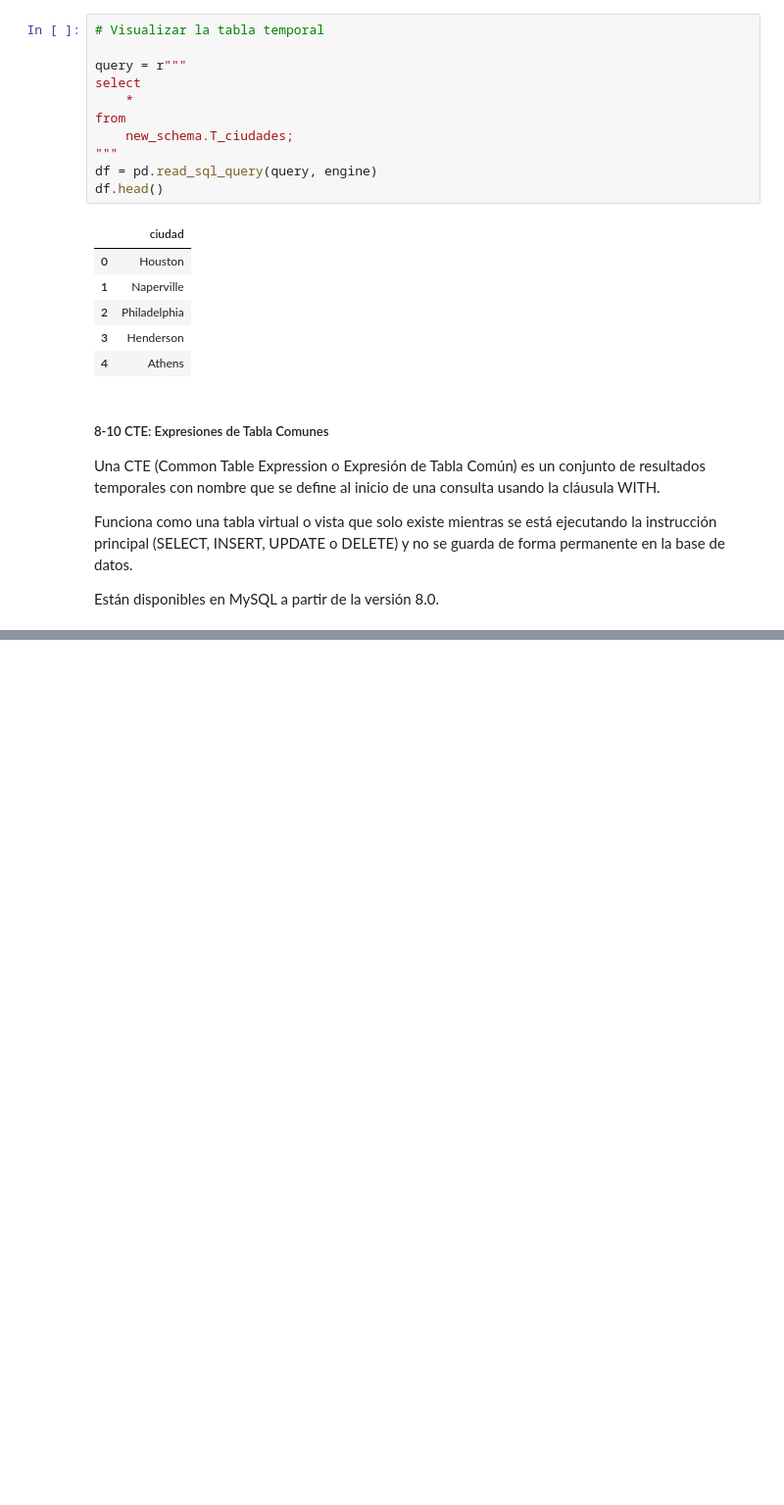
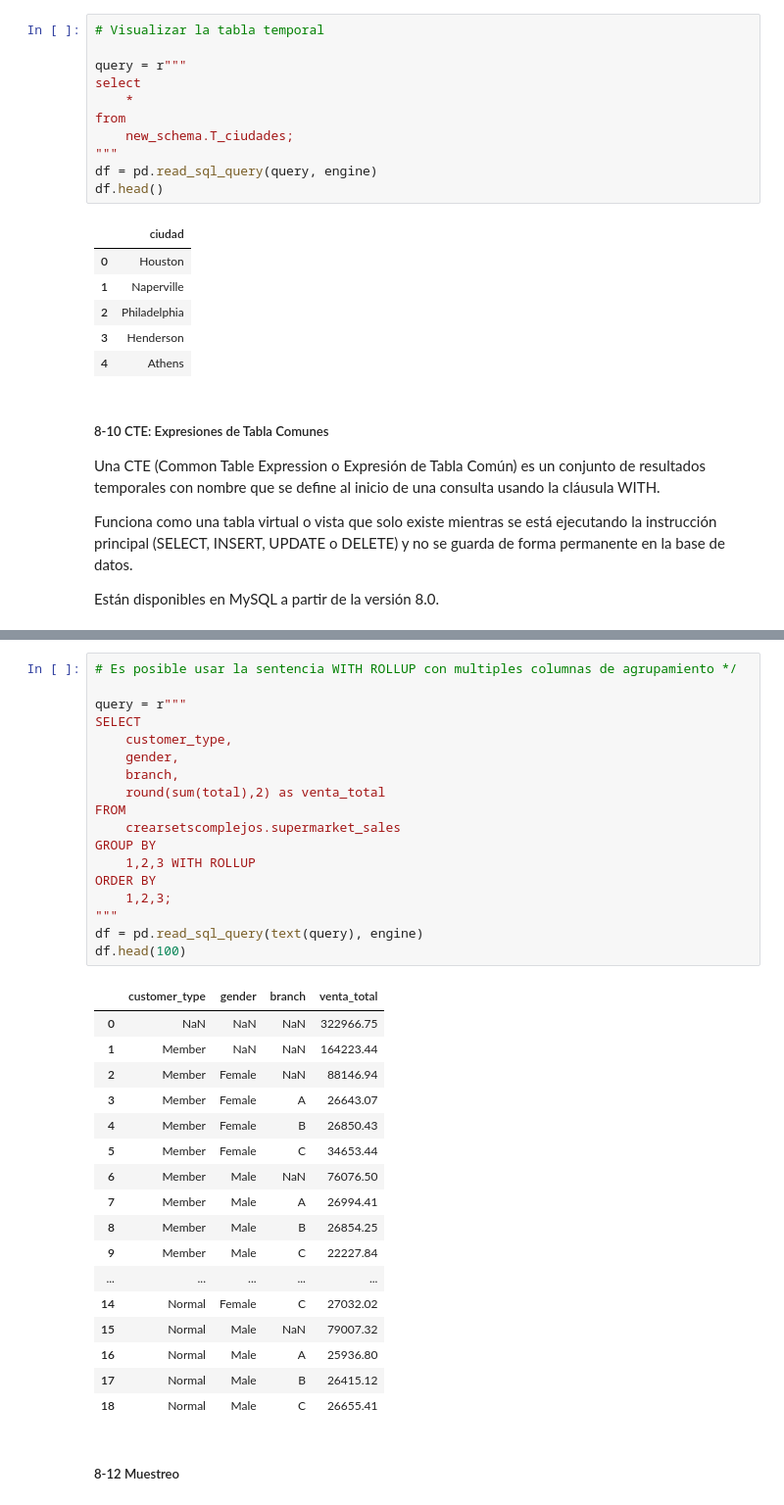
Before and after one commit to user14721068/SQL, a Jupyter notebook: 8.-Temas Extra.ipynb, the cells around one changed output, grey strips where cells are left out. Shown at 98% size. Saved outputs shown, nothing was run; the diff lists cells and outputs as text; blank space fills up the shorter version.

```diff
--- a/8.-Temas Extra.ipynb
+++ b/8.-Temas Extra.ipynb
@@ -241,0 +297,38 @@ df.head(10)
+# %%
+# Es posible usar la sentencia WITH ROLLUP con multiples columnas de agrupamiento */
+
+query = r"""
+SELECT
+    customer_type,
+    gender,
+    branch,
+    round(sum(total),2) as venta_total
+FROM
+    crearsetscomplejos.supermarket_sales
+GROUP BY
+    1,2,3 WITH ROLLUP
+ORDER BY
+    1,2,3;
+"""
+df = pd.read_sql_query(text(query), engine)
+df.head(100)
+# %% [output]
+|  | customer_type | gender | branch | venta_total |
+| 0 | NaN | NaN | NaN | 322966.75 |
+| 1 | Member | NaN | NaN | 164223.44 |
+| 2 | Member | Female | NaN | 88146.94 |
+| 3 | Member | Female | A | 26643.07 |
+| 4 | Member | Female | B | 26850.43 |
+| 5 | Member | Female | C | 34653.44 |
+| 6 | Member | Male | NaN | 76076.50 |
+| 7 | Member | Male | A | 26994.41 |
+| 8 | Member | Male | B | 26854.25 |
+| 9 | Member | Male | C | 22227.84 |
+| ... | ... | ... | ... | ... |
+| 14 | Normal | Female | C | 27032.02 |
+| 15 | Normal | Male | NaN | 79007.32 |
+| 16 | Normal | Male | A | 25936.80 |
+| 17 | Normal | Male | B | 26415.12 |
+| 18 | Normal | Male | C | 26655.41 |
+# %% [markdown]
+##### 8-12 Muestreo
```
Also changed, not shown: parts of 16 cells of this notebook, 1 other file.
